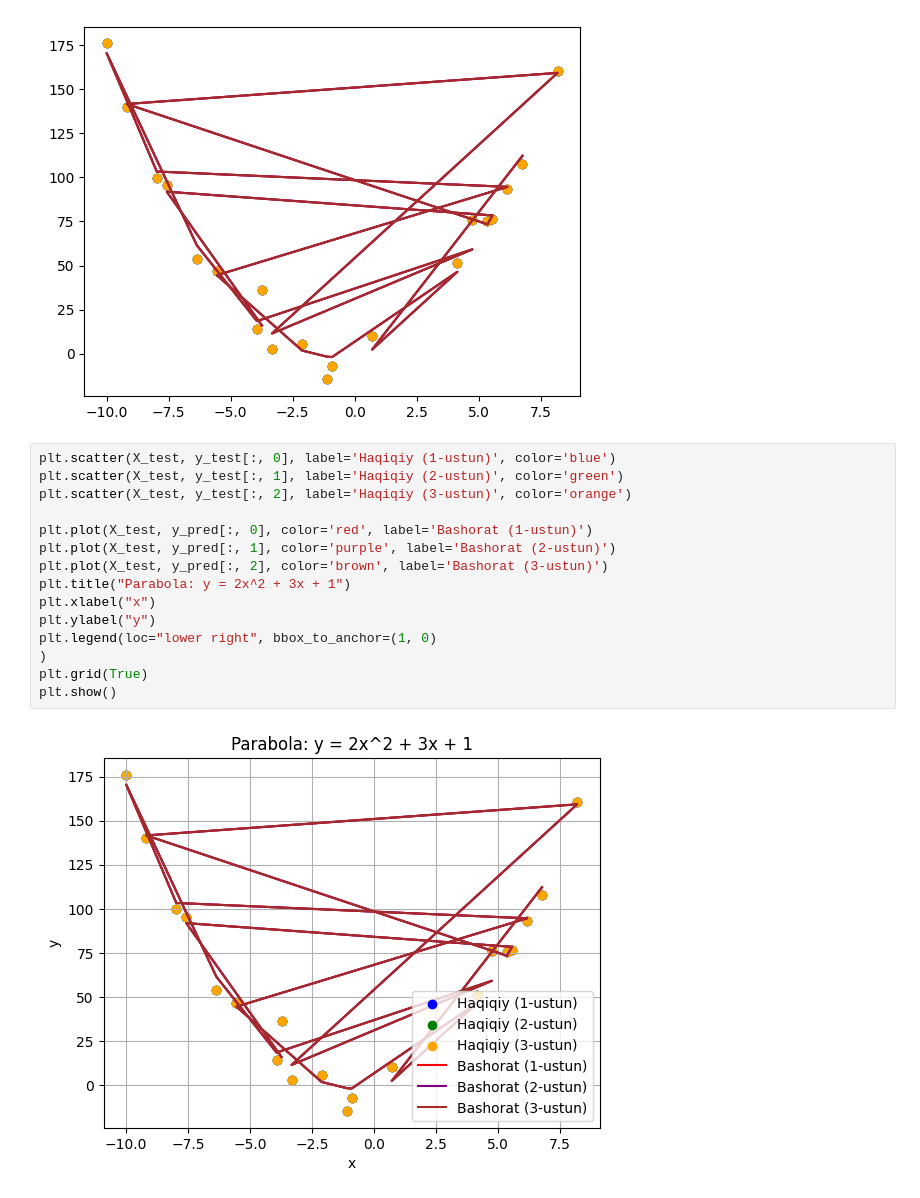
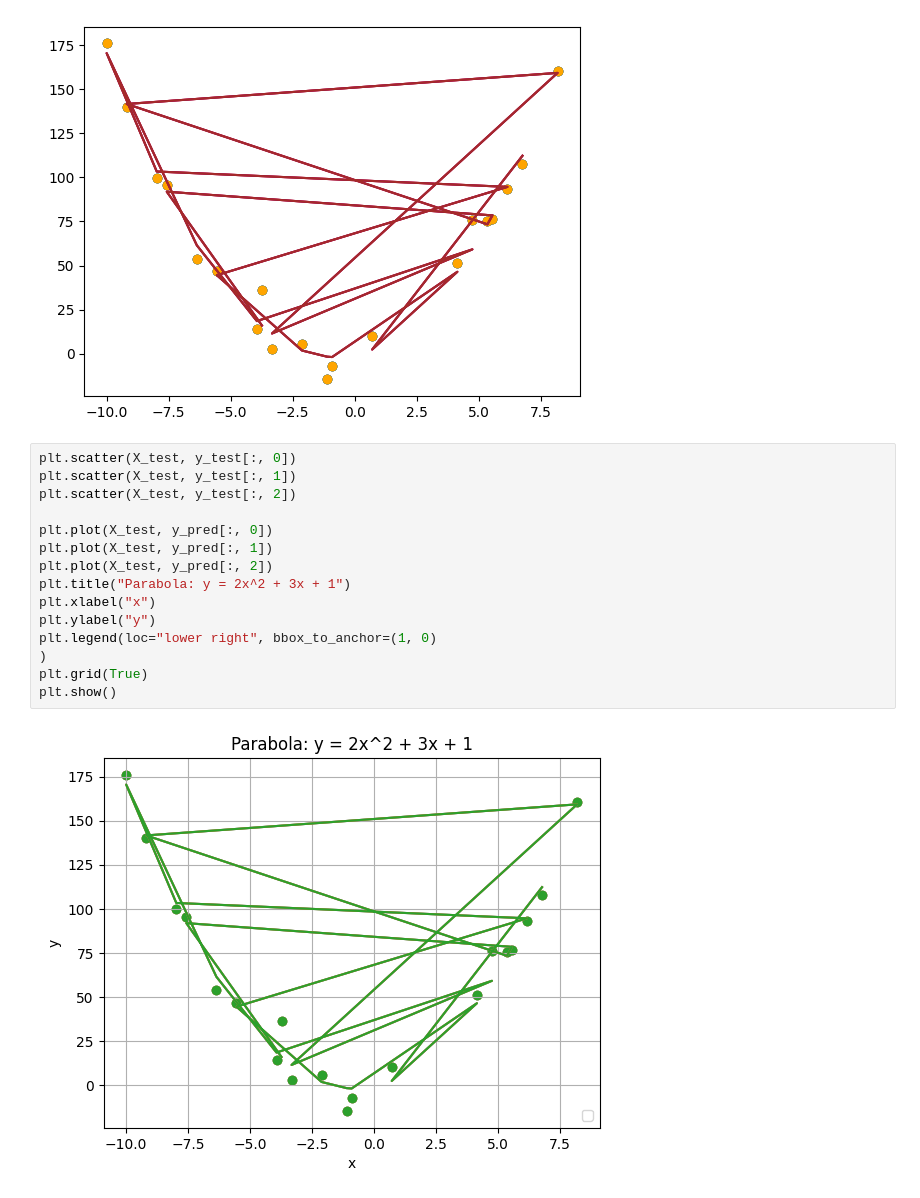
Before and after one commit to Acrenomius/Mustaqil_ishlar, a Jupyter notebook: 3_topshiriq.ipynb, the cells around one changed output. Saved outputs shown, nothing was run; the diff lists cells and outputs as text.

```diff
--- a/3_topshiriq.ipynb
+++ b/3_topshiriq.ipynb
@@ -53,19 +53,19 @@ plt.plot(X_test, y_pred[:, 2], color='brown', label='Bashorat (3-ustun)')
 [<matplotlib.lines.Line2D at 0x...>]
 [figure]
 # %%
-plt.scatter(X_test, y_test[:, 0], label='Haqiqiy (1-ustun)', color='blue')
-plt.scatter(X_test, y_test[:, 1], label='Haqiqiy (2-ustun)', color='green')
-plt.scatter(X_test, y_test[:, 2], label='Haqiqiy (3-ustun)', color='orange')
+plt.scatter(X_test, y_test[:, 0])
+plt.scatter(X_test, y_test[:, 1])
+plt.scatter(X_test, y_test[:, 2])
 
-plt.plot(X_test, y_pred[:, 0], color='red', label='Bashorat (1-ustun)')
-plt.plot(X_test, y_pred[:, 1], color='purple', label='Bashorat (2-ustun)')
-plt.plot(X_test, y_pred[:, 2], color='brown', label='Bashorat (3-ustun)')
+plt.plot(X_test, y_pred[:, 0])
+plt.plot(X_test, y_pred[:, 1])
+plt.plot(X_test, y_pred[:, 2])
 plt.title("Parabola: y = 2x^2 + 3x + 1")
 plt.xlabel("x")
 plt.ylabel("y")
 plt.legend(loc="lower right", bbox_to_anchor=(1, 0)
 )
 plt.grid(True)
 plt.show()
 # %% [output]
-[figure, old version]
+[figure, new version]
```
